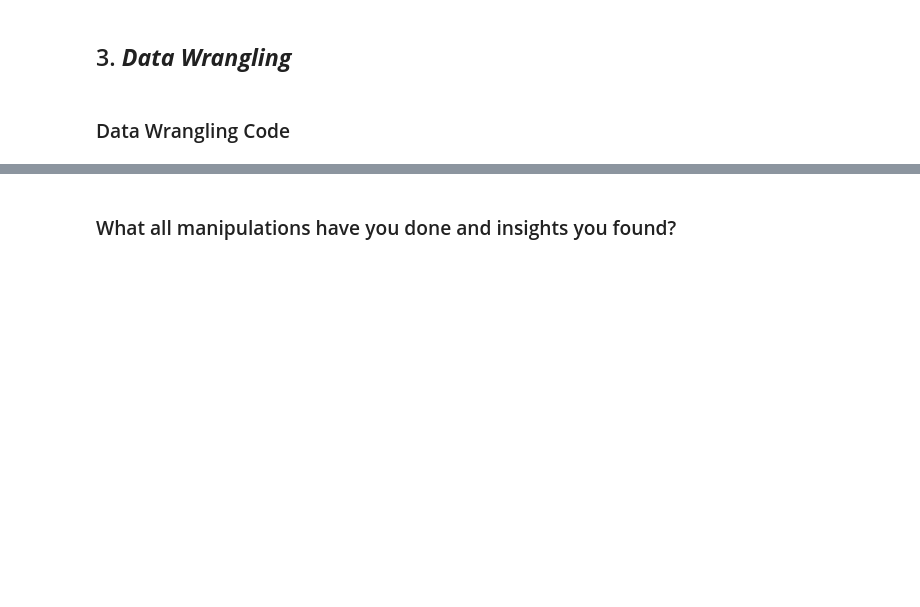
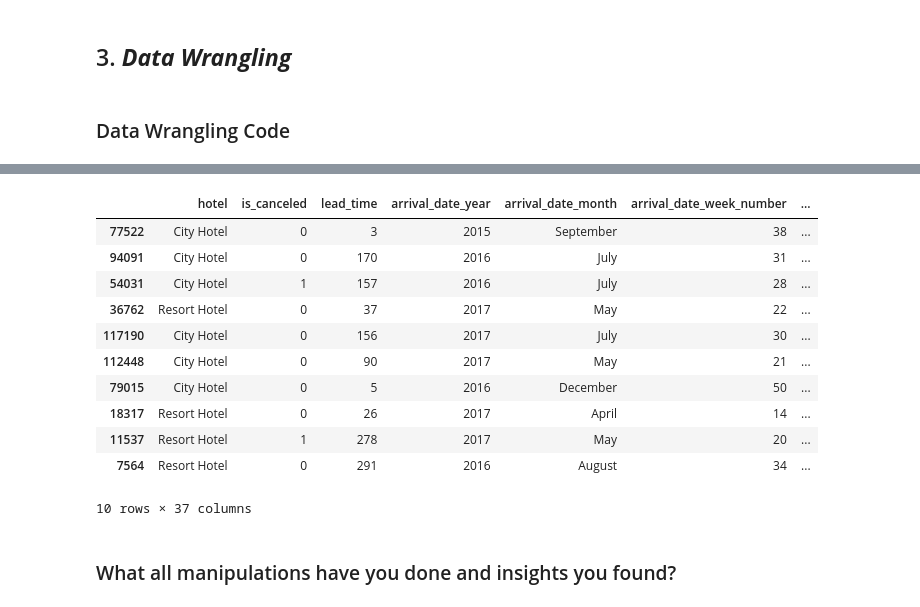
Before and after one commit to Jamal1018/EDA_Hotel_booking_analysis, a Jupyter notebook: EDA_on_Hotel_Booking_Analysis.ipynb, the cells around one changed output, grey strips where cells are left out. Drawn from its saved outputs; the diff is of its cells as text; code cells hidden in the pictures; blank space fills up the shorter version.

```diff
--- a/EDA_on_Hotel_Booking_Analysis.ipynb
+++ b/EDA_on_Hotel_Booking_Analysis.ipynb
@@ -341,3 +390,34 @@ number of unique values in reservation_status_date is 926
+# %%
+# converting the datatypes from float to integer 64 of below columns
+
+df[['children','agent','company','kids','total_number_of_people']] = df[['children','agent','company','kids','total_number_of_people']].astype('int64')
+# %%
+# creating new column of non-adults by adding kids and babies columns
+
+df['kids'] = df['children'] + df['babies']
+# %%
+# creating new column of total number of people by adding children,babies and adults columns
+
+df['total_number_of_people'] = df['children'] + df['babies'] + df['adults']
+# %%
+# changing the format of reservation_status_date string column string to date format
+
+df['reservation_status_date'] = pd.to_datetime(df['reservation_status_date'],format = '%Y-%m-%d')
+# %%
+df.sample(10)
+# %% [output]
+|  | hotel | is_canceled | lead_time | arrival_date_year | arrival_date_month | arrival_date_week_number | ... |
+| 77522 | City Hotel | 0 | 3 | 2015 | September | 38 | ... |
+| 94091 | City Hotel | 0 | 170 | 2016 | July | 31 | ... |
+| 54031 | City Hotel | 1 | 157 | 2016 | July | 28 | ... |
+| 36762 | Resort Hotel | 0 | 37 | 2017 | May | 22 | ... |
+| 117190 | City Hotel | 0 | 156 | 2017 | July | 30 | ... |
+| 112448 | City Hotel | 0 | 90 | 2017 | May | 21 | ... |
+| 79015 | City Hotel | 0 | 5 | 2016 | December | 50 | ... |
+| 18317 | Resort Hotel | 0 | 26 | 2017 | April | 14 | ... |
+| 11537 | Resort Hotel | 1 | 278 | 2017 | May | 20 | ... |
+| 7564 | Resort Hotel | 0 | 291 | 2016 | August | 34 | ... |
+10 rows × 37 columns
 # %% [markdown]
 ### What all manipulations have you done and insights you found?
 # %% [markdown]
```
Also changed, not shown: parts of 11 cells of this notebook.
